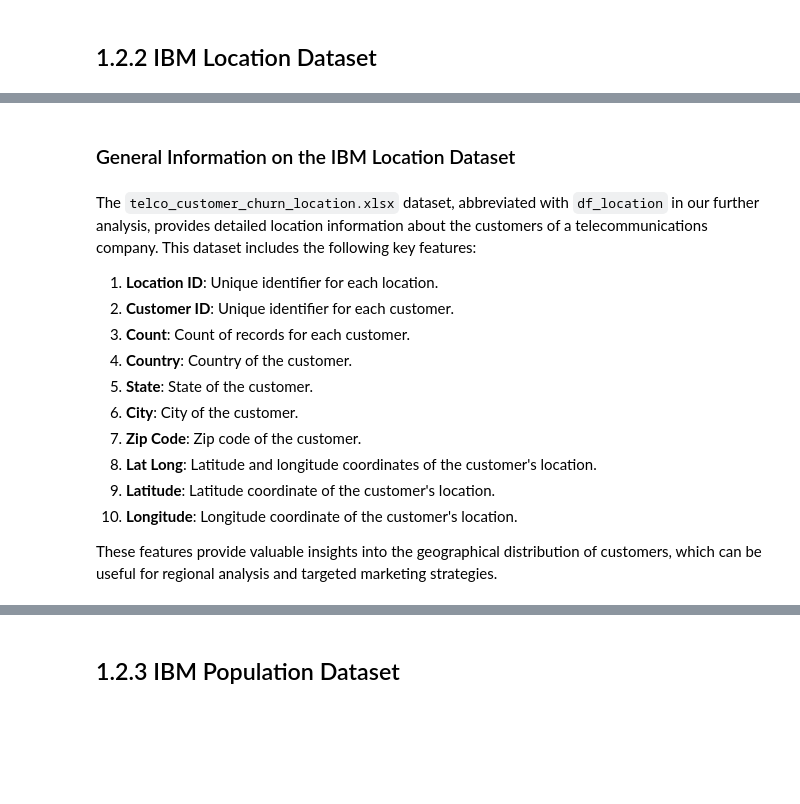
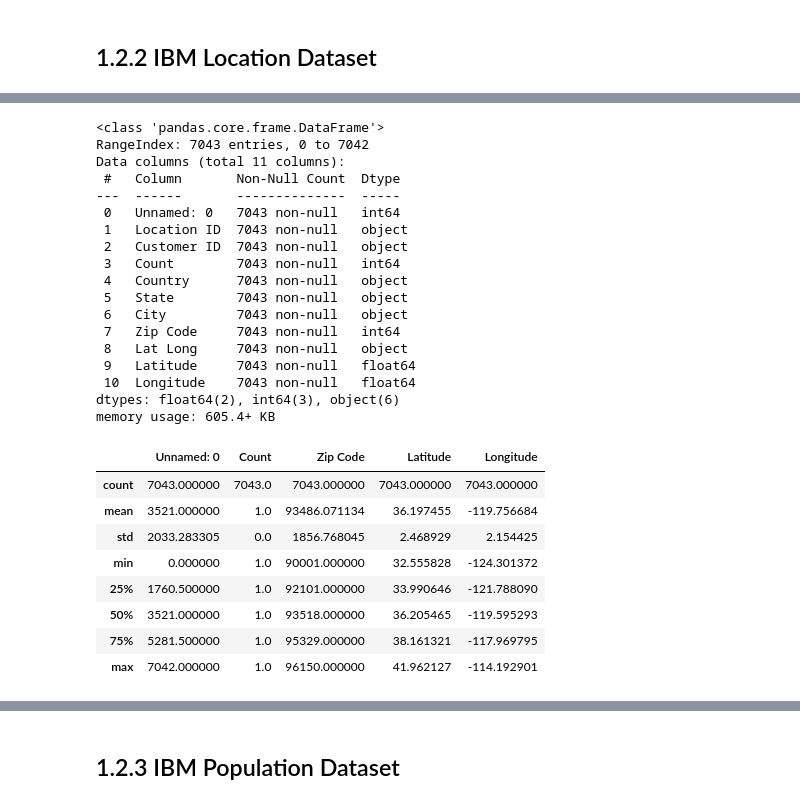
Before and after one commit to eelisee/telco-customer-churn, a Jupyter notebook: 3_preprocessing/preprocessing.ipynb, the cells around one changed output, grey strips where cells are left out. Saved outputs shown, nothing was run; the diff lists cells and outputs as text; code cells hidden in the pictures; blank space fills up the shorter version.

Commit message:
enhance preprocessing notebook: improve code efficiency and clarify data processing steps

```diff
--- a/3_preprocessing/preprocessing.ipynb
+++ b/3_preprocessing/preprocessing.ipynb
@@ -288,20 +292,37 @@ df_location.head()
 | 2 | 2 | HEHUQY7254 | 1658-BYGOY | 1 | United States | California | Los Angeles | 90065 | 34.108833, -118.229715 | ... |
 | 3 | 3 | WIUHRF2613 | 4598-XLKNJ | 1 | United States | California | Inglewood | 90303 | 33.936291, -118.332639 | ... |
 | 4 | 4 | CFEZBF4415 | 4846-WHAFZ | 1 | United States | California | Whittier | 90602 | 33.972119, -118.020188 | ... |
-# %% [markdown]
-### General Information on the IBM Location Dataset
-# %% [markdown]
-The `telco_customer_churn_location.xlsx` dataset, abbreviated with `df_location` in our further analysis, provides detailed location information about the customers of a telecommunications company. This dataset includes the following key features:
-
-1. **Location ID**: Unique identifier for each location.
-2. **Customer ID**: Unique identifier for each customer.
-3. **Count**: Count of records for each customer.
-4. **Country**: Country of the customer.
-5. **State**: State of the customer.
-6. **City**: City of the customer.
-7. **Zip Code**: Zip code of the customer.
-8. **Lat Long**: Latitude and longitude coordinates of the customer's location.
-9. **Latitude**: Latitude coordinate of the customer's location.
-10. **Longitude**: Longitude coordinate of the customer's location.
-
-These features provide valuable insights into the geographical distribution of customers, which can be useful for regional analysis and targeted marketing strategies.
+# %%
+# Display a concise summary of the demographics DataFrame
+df_location.info()
+
+# Get statistical summaries of the numerical columns in the demographics DataFrame
+df_location.describe()
+# %% [output]
+<class 'pandas.core.frame.DataFrame'>
+RangeIndex: 7043 entries, 0 to 7042
+Data columns (total 11 columns):
+ #   Column       Non-Null Count  Dtype
+---  ------       --------------  -----
+ 0   Unnamed: 0   7043 non-null   int64
+ 1   Location ID  7043 non-null   object
+ 2   Customer ID  7043 non-null   object
+ 3   Count        7043 non-null   int64
+ 4   Country      7043 non-null   object
+ 5   State        7043 non-null   object
+ 6   City         7043 non-null   object
+ 7   Zip Code     7043 non-null   int64
+ 8   Lat Long     7043 non-null   object
+ 9   Latitude     7043 non-null   float64
+ 10  Longitude    7043 non-null   float64
+dtypes: float64(2), int64(3), object(6)
+memory usage: 605.4+ KB
+|  | Unnamed: 0 | Count | Zip Code | Latitude | Longitude |
+| count | 7043.000000 | 7043.0 | 7043.000000 | 7043.000000 | 7043.000000 |
+| mean | 3521.000000 | 1.0 | 93486.071134 | 36.197455 | -119.756684 |
+| std | 2033.283305 | 0.0 | 1856.768045 | 2.468929 | 2.154425 |
+| min | 0.000000 | 1.0 | 90001.000000 | 32.555828 | -124.301372 |
+| 25% | 1760.500000 | 1.0 | 92101.000000 | 33.990646 | -121.788090 |
+| 50% | 3521.000000 | 1.0 | 93518.000000 | 36.205465 | -119.595293 |
+| 75% | 5281.500000 | 1.0 | 95329.000000 | 38.161321 | -117.969795 |
+| max | 7042.000000 | 1.0 | 96150.000000 | 41.962127 | -114.192901 |
```
Also changed, not shown: parts of 9 cells of this notebook, 1 other file.
